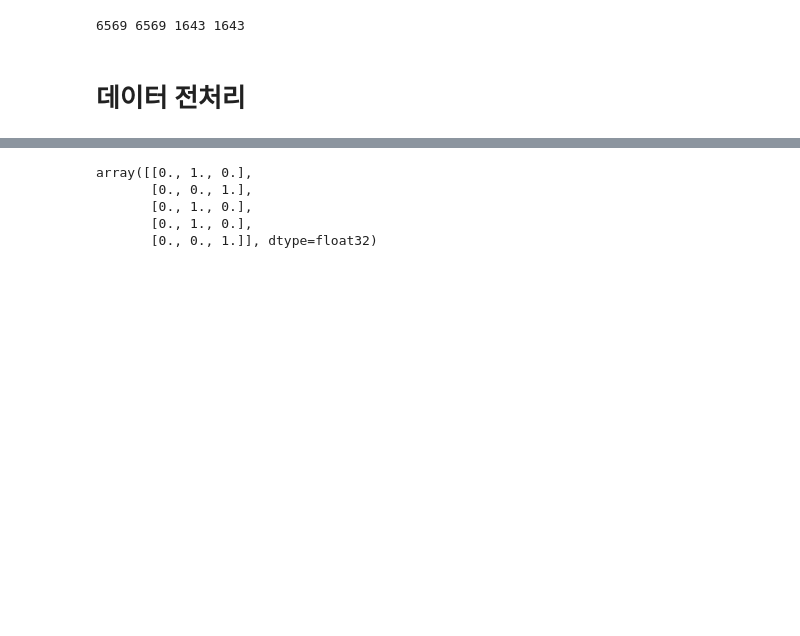
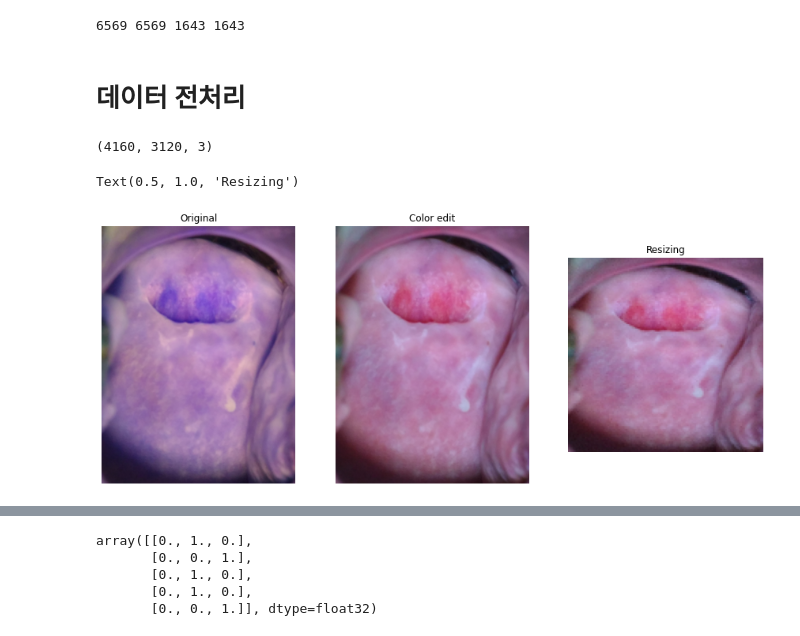
Before and after one commit to hyvnah/AI-class-project, a Jupyter notebook: AI Project - Cervical Cancer.ipynb, the cells around one changed output, grey strips where cells are left out. Saved outputs shown, nothing was run; the diff lists cells and outputs as text; code cells hidden in the pictures; blank space fills up the shorter version.

```diff
--- a/AI Project - Cervical Cancer.ipynb
+++ b/AI Project - Cervical Cancer.ipynb
@@ -168,6 +154,33 @@ print(len(X_train), len(y_train), len(X_valid),len(y_valid))
 6569 6569 1643 1643
 # %% [markdown]
 # 데이터 전처리
+# %%
+# check original image size
+
+(cv2.imread(train_df['filepath'].values[0])).shape
+# %% [output]
+(4160, 3120, 3)
+# %%
+# load image
+
+fig = plt.figure(figsize= (15,6))
+fig.add_subplot(1,3,1)
+plt.imshow(cv2.imread(train_df['filepath'].values[0]))
+plt.axis(False)
+plt.title('Original')
+
+fig.add_subplot(1,3,2)
+plt.imshow(cv2.cvtColor(cv2.imread(train_df['filepath'].values[0]),cv2.COLOR_RGB2BGR))
+plt.axis(False)
+plt.title('Color edit')
+
+fig.add_subplot(1,3,3)
+plt.imshow(cv2.resize(cv2.cvtColor(cv2.imread(train_df['filepath'].values[0]),cv2.COLOR_RGB2BGR),(128,128)))
+plt.axis(False)
+plt.title('Resizing')
+# %% [output]
+Text(0.5, 1.0, 'Resizing')
+[figure, added]
 # %%
 # train data
 
```
Also changed, not shown: parts of 50 cells of this notebook.
